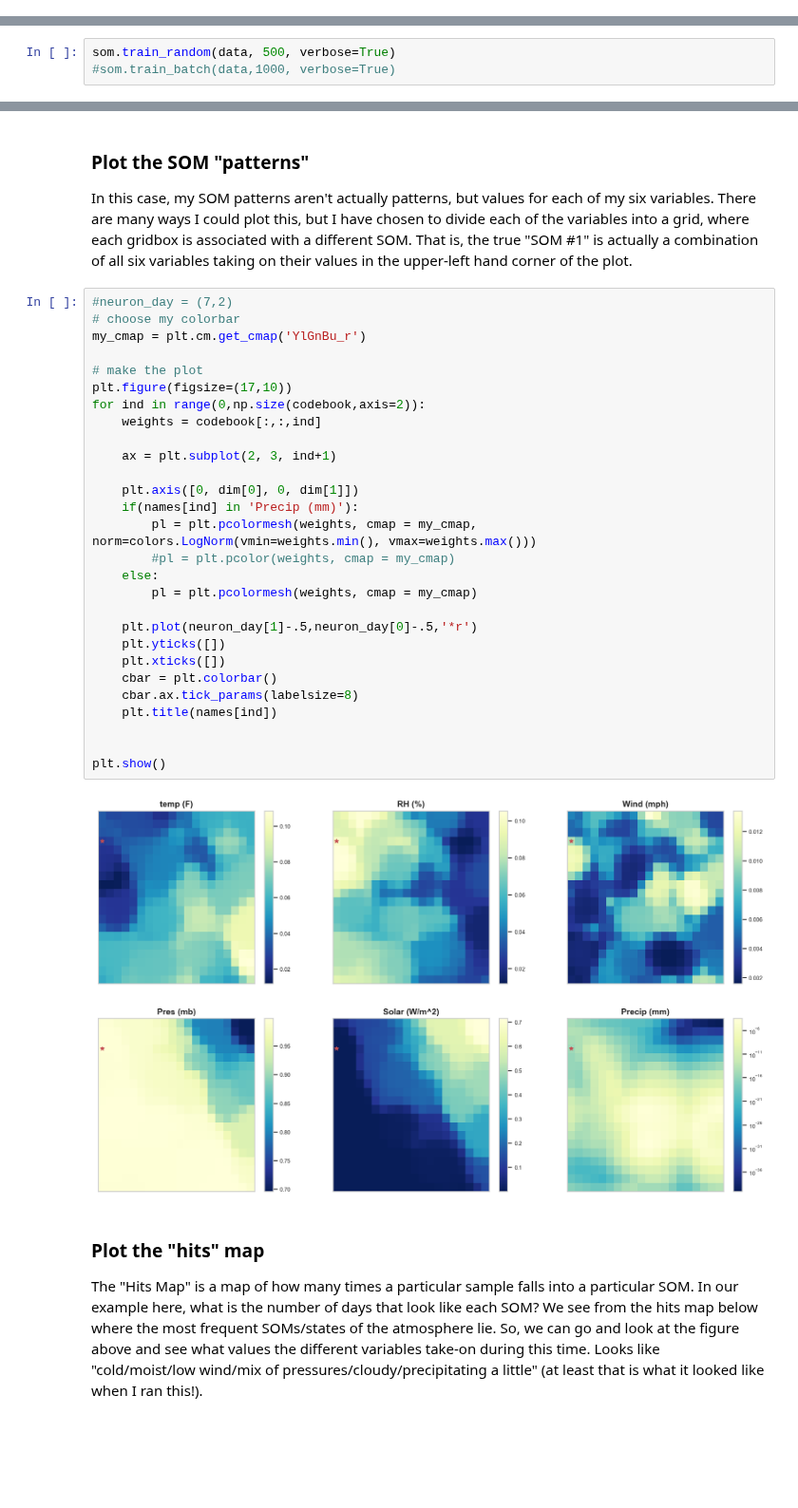
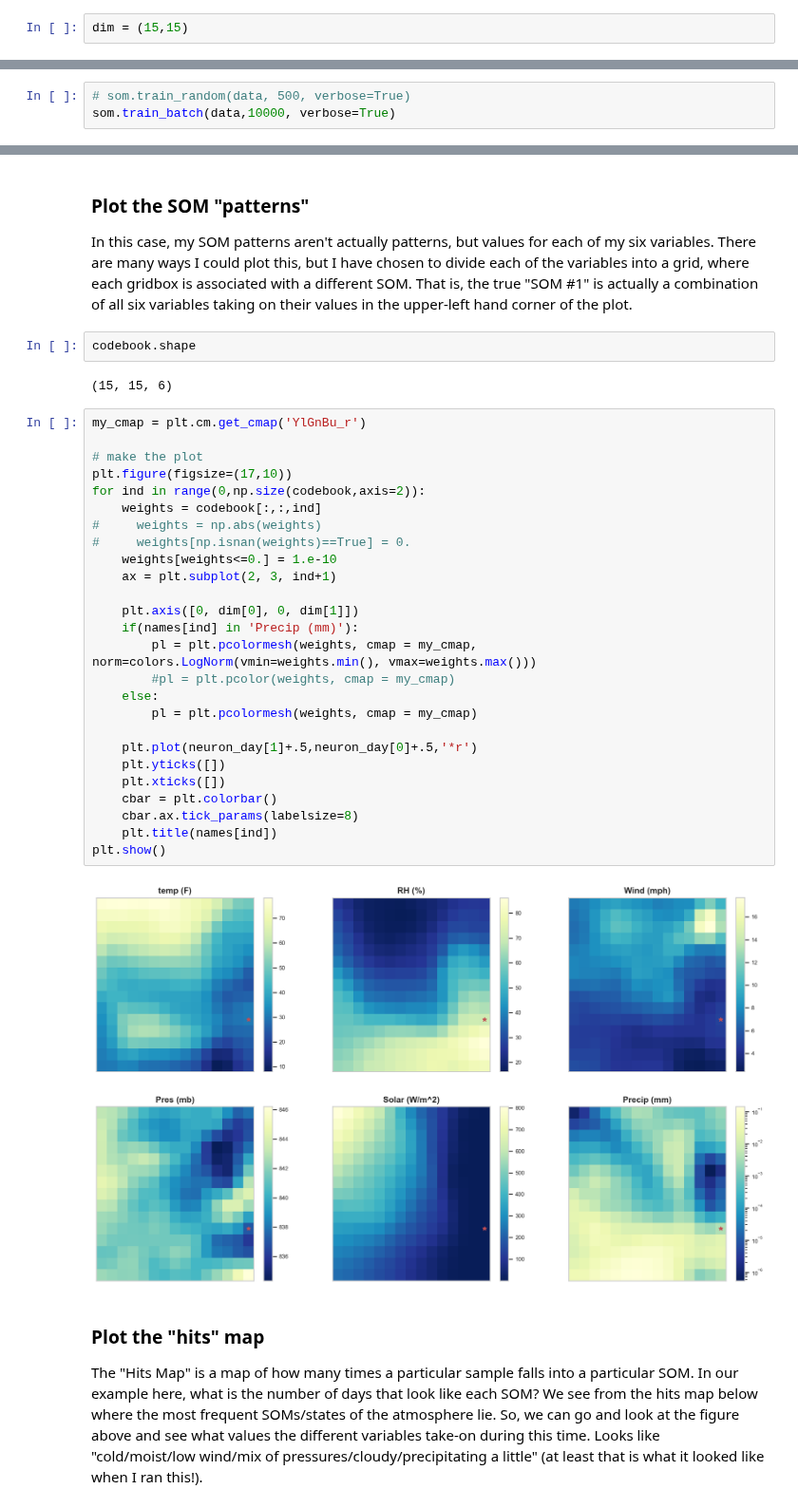
Before and after one commit to kjmayer/ats655-coursematerial, a Jupyter notebook: jupyter_notebooks/som_christman-minisom.ipynb, the cells around one changed output, grey strips where cells are left out. Shown at 95% size. Cells and saved outputs as stored; diff of their text form; blank space fills up the shorter version.

```diff
--- a/jupyter_notebooks/som_christman-minisom.ipynb
+++ b/jupyter_notebooks/som_christman-minisom.ipynb
@@ -63,8 +64,10 @@ dim = (20,20)
+# %%
+dim = (15,15)
 # %%
 som = MiniSom(dim[0],dim[1],np.shape(data)[1], sigma=1.5, learning_rate = .1, neighborhood_function='gaussian')
 # %%
 som.pca_weights_init(data)
 # %%
-som.train_random(data, 500, verbose=True)
-#som.train_batch(data,1000, verbose=True)
+# som.train_random(data, 500, verbose=True)
+som.train_batch(data,10000, verbose=True)
 # %% [output]
@@ -98,36 +103,38 @@ print(neuron_day)
 # %% [markdown]
 ### Plot the SOM "patterns"
 In this case, my SOM patterns aren't actually patterns, but values for each of my six variables. There are many ways I could plot this, but I have chosen to divide each of the variables into a grid, where each gridbox is associated with a different SOM. That is, the true "SOM #1" is actually a combination of all six variables taking on their values in the upper-left hand corner of the plot.
+# %%
+codebook.shape
+# %% [output]
+(15, 15, 6)
 # %%
-#neuron_day = (7,2)
-# choose my colorbar
 my_cmap = plt.cm.get_cmap('YlGnBu_r')
 
 # make the plot
 plt.figure(figsize=(17,10))
 for ind in range(0,np.size(codebook,axis=2)):
     weights = codebook[:,:,ind]
-
+#     weights = np.abs(weights)
+#     weights[np.isnan(weights)==True] = 0.
+    weights[weights<=0.] = 1.e-10
     ax = plt.subplot(2, 3, ind+1)
 
     plt.axis([0, dim[0], 0, dim[1]])
     if(names[ind] in 'Precip (mm)'):
         pl = plt.pcolormesh(weights, cmap = my_cmap, norm=colors.LogNorm(vmin=weights.min(), vmax=weights.max()))
         #pl = plt.pcolor(weights, cmap = my_cmap)
     else:
         pl = plt.pcolormesh(weights, cmap = my_cmap)
 
-    plt.plot(neuron_day[1]-.5,neuron_day[0]-.5,'*r')
+    plt.plot(neuron_day[1]+.5,neuron_day[0]+.5,'*r')
     plt.yticks([])
     plt.xticks([])
     cbar = plt.colorbar()
     cbar.ax.tick_params(labelsize=8)
     plt.title(names[ind])
-
-
 plt.show()
 # %% [output]
-[figure, old version]
+[figure, new version]
 # %% [markdown]
 ### Plot the "hits" map
 The "Hits Map" is a map of how many times a particular sample falls into a particular SOM. In our example here, what is the number of days that look like each SOM? We see from the hits map below where the most frequent SOMs/states of the atmosphere lie. So, we can go and look at the figure above and see what values the different variables take-on during this time. Looks like "cold/moist/low wind/mix of pressures/cloudy/precipitating a little" (at least that is what it looked like when I ran this!).
```
Also changed, not shown: parts of 8 cells of this notebook, 7 other files.
